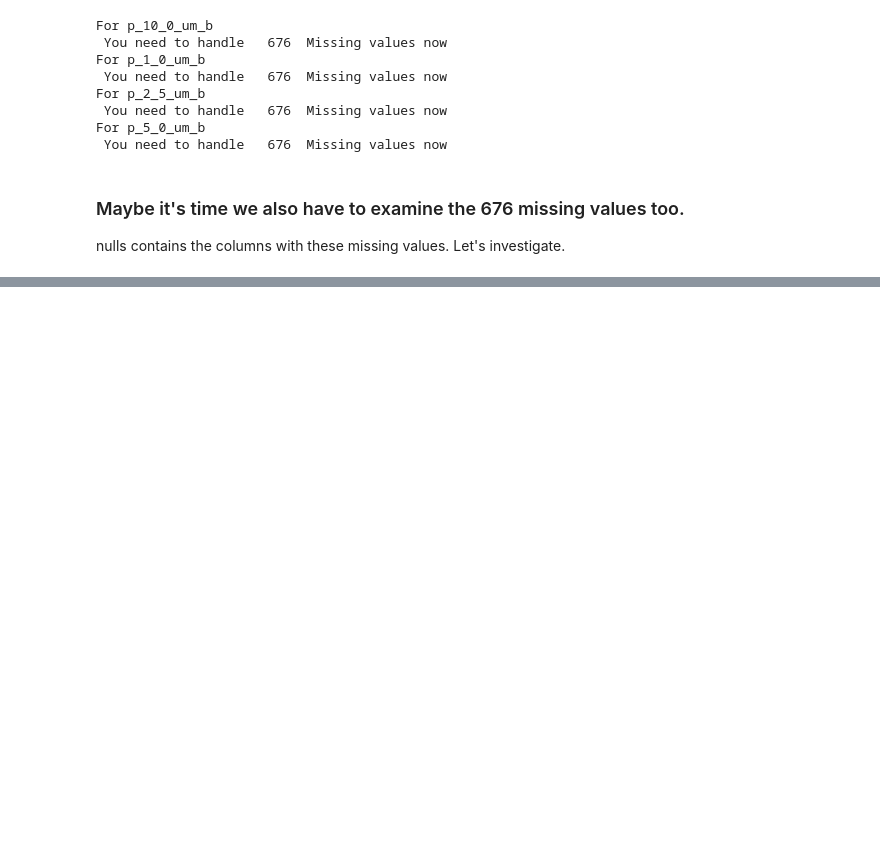
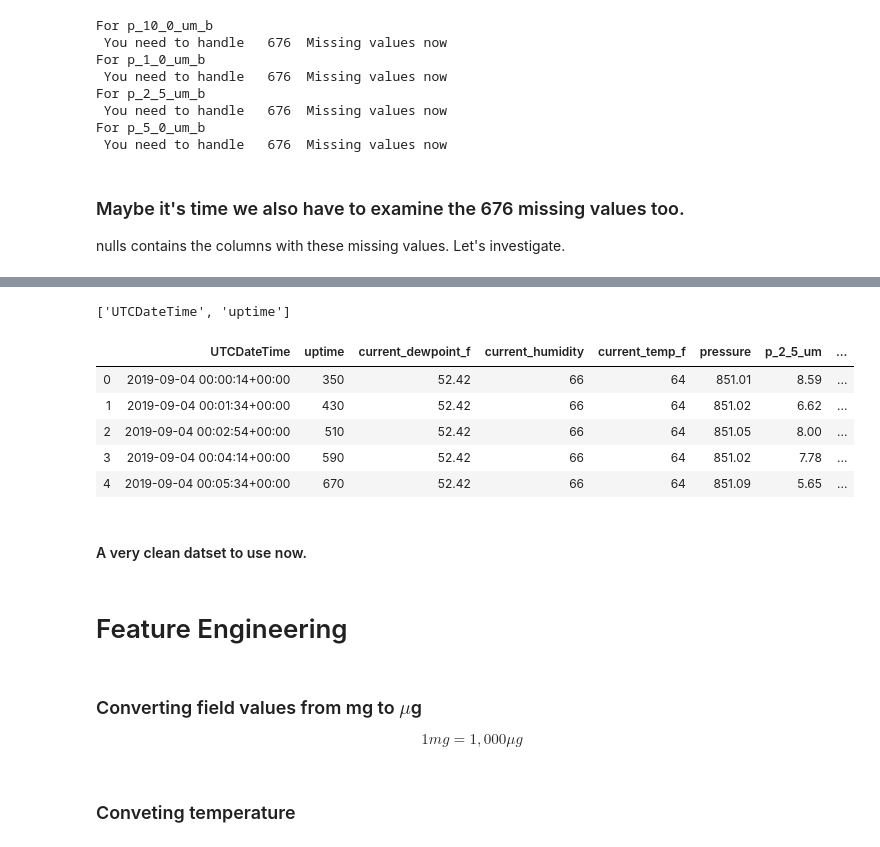
Before and after one commit to Rohianon/PurpleAirCaptsoneProject., a Jupyter notebook: Scripts/purleair.ipynb, the cells around one changed output, grey strips where cells are left out. Cells and saved outputs as stored; diff of their text form; code cells hidden in the pictures; blank space fills up the shorter version.

```diff
--- a/Scripts/purleair.ipynb
+++ b/Scripts/purleair.ipynb
@@ -503,0 +533,26 @@ Length: 53450, dtype: bool
+# %%
+pm2_5_features = list(data.columns[data.columns.str.startswith('p_2_5') | data.columns.str.startswith('pm2_5') ])
+pm2_5_features
+
+weather_features = ['current_dewpoint_f', 'current_humidity',
+       'current_temp_f','pressure']
+weather_features
+
+miscelleneous = ['UTCDateTime','uptime']
+miscelleneous
+# %% [output]
+['UTCDateTime', 'uptime']
+# %%
+df = data.loc[:, miscelleneous].merge(data.loc[:,weather_features],right_index=True,left_index=True).\
+    merge(data.loc[:,pm2_5_features],right_index=True,left_index=True)
+df = df.reset_index().drop('index',axis=1)
+df.head()
+# %% [output]
+|  | UTCDateTime | uptime | current_dewpoint_f | current_humidity | current_temp_f | pressure | p_2_5_um | ... |
+| 0 | 2019-09-04 00:00:14+00:00 | 350 | 52.42 | 66 | 64 | 851.01 | 8.59 | ... |
+| 1 | 2019-09-04 00:01:34+00:00 | 430 | 52.42 | 66 | 64 | 851.02 | 6.62 | ... |
+| 2 | 2019-09-04 00:02:54+00:00 | 510 | 52.42 | 66 | 64 | 851.05 | 8.00 | ... |
+| 3 | 2019-09-04 00:04:14+00:00 | 590 | 52.42 | 66 | 64 | 851.02 | 7.78 | ... |
+| 4 | 2019-09-04 00:05:34+00:00 | 670 | 52.42 | 66 | 64 | 851.09 | 5.65 | ... |
+# %% [markdown]
+#### A very clean datset to use now.
@@ -503,0 +561,8 @@ Length: 53450, dtype: bool
+# %% [markdown]
+# Feature Engineering
+# %% [markdown]
+###  Converting field values from mg to $\mu$g
+
+$$1 mg = 1,000 \mu g$$
+# %% [markdown]
+### Conveting temperature
```
Also changed, not shown: parts of 25 cells of this notebook, 1 other file.
